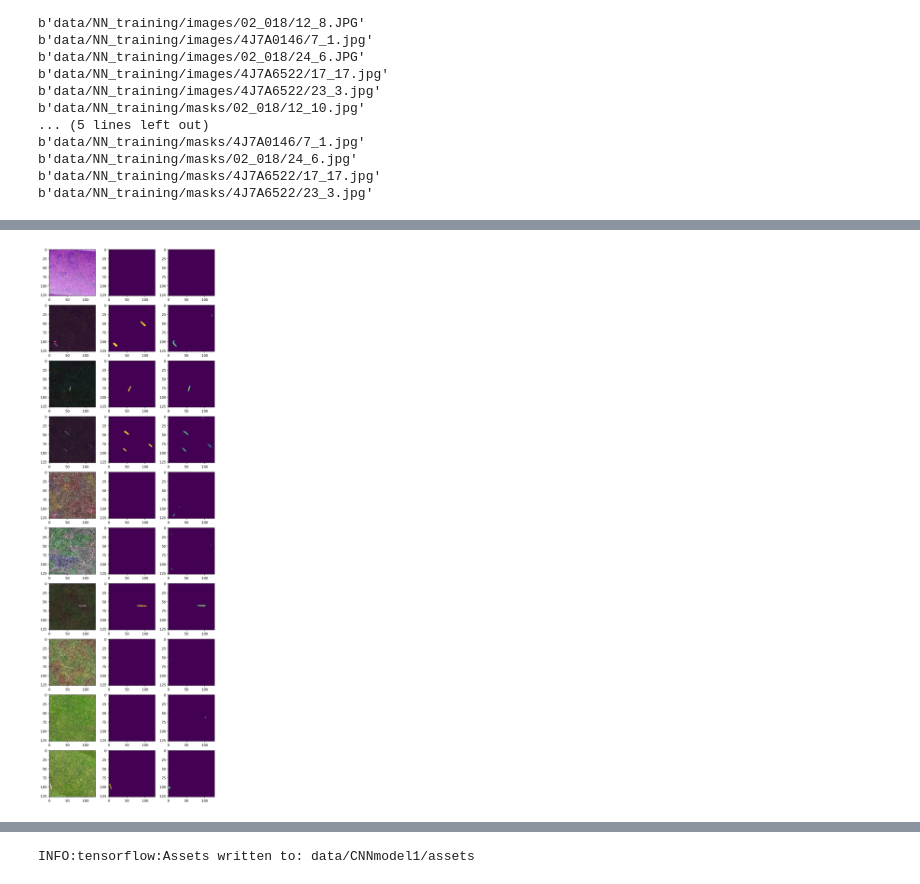
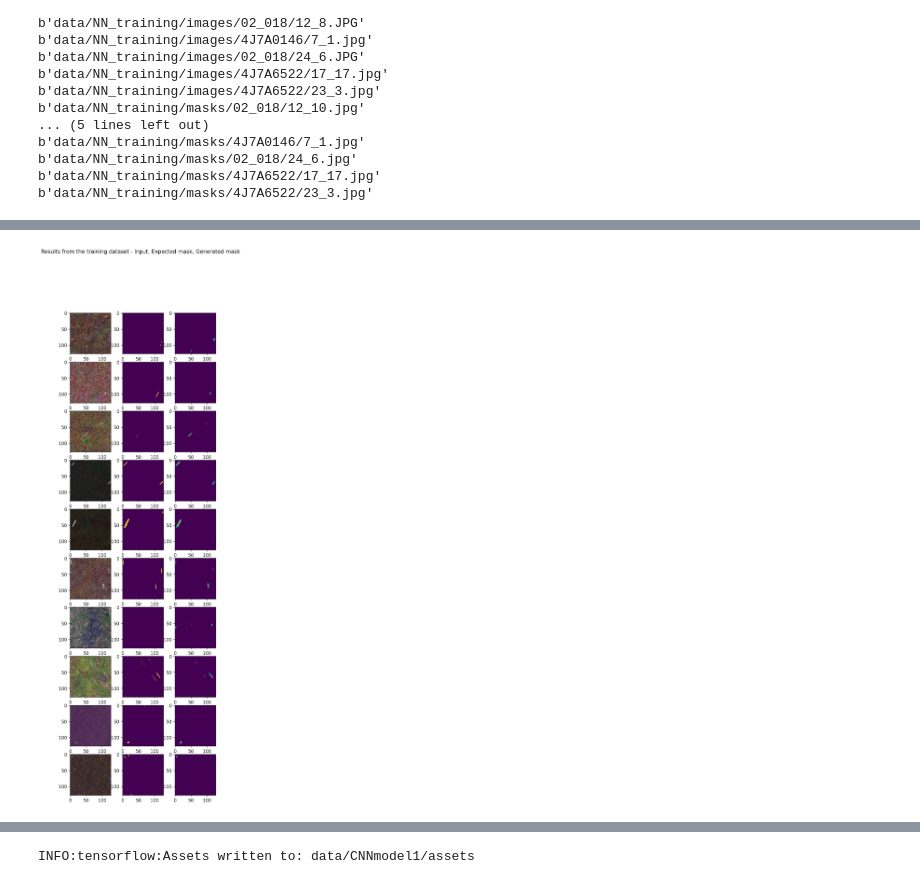
Before and after one commit to gd-codes/startrail-merger, a Jupyter notebook: nn.ipynb, the cells around one changed output, grey strips where cells are left out. Drawn from its saved outputs; the diff is of its cells as text; code cells hidden in the pictures.

```diff
--- a/nn.ipynb
+++ b/nn.ipynb
@@ -184,21 +224,20 @@ Epoch 10/10
 # %%
 n = 1
 
 # Check some of the model's results on training data
 for imgbatch, maskbatch in ds.take(n):
 
-    fig2, ax2 = plt.subplots(BATCH_SIZE, 3, figsize=(9, 3*BATCH_SIZE))
+    fig2, ax2 = plt.subplots(BATCH_SIZE, 3, figsize=(6, 2*BATCH_SIZE))
+    fig2.suptitle("Results from the training dataset - Input, Expected mask, Generated mask")
     predbatch = model1.predict(imgbatch)
 
     for imgtest, masktest, pred, ax in zip(imgbatch, maskbatch, predbatch, ax2) :
         ax[0].imshow(tf.keras.utils.array_to_img(imgtest))
         ax[1].imshow(tf.keras.utils.array_to_img(masktest))
         ax[2].imshow(tf.keras.utils.array_to_img(pred))
-        # print(pred.max(), pred.min(), masktest.numpy().max(), masktest.numpy().min())
-
         # plt.close('all')
 # %% [output]
-[figure, old version]
+[figure, new version]
 # %%
 list_imgs2 = tf.data.Dataset.list_files('test/02_046/*', shuffle=True)
 
```
Also changed, not shown: parts of 9 cells of this notebook, 1 other file.
